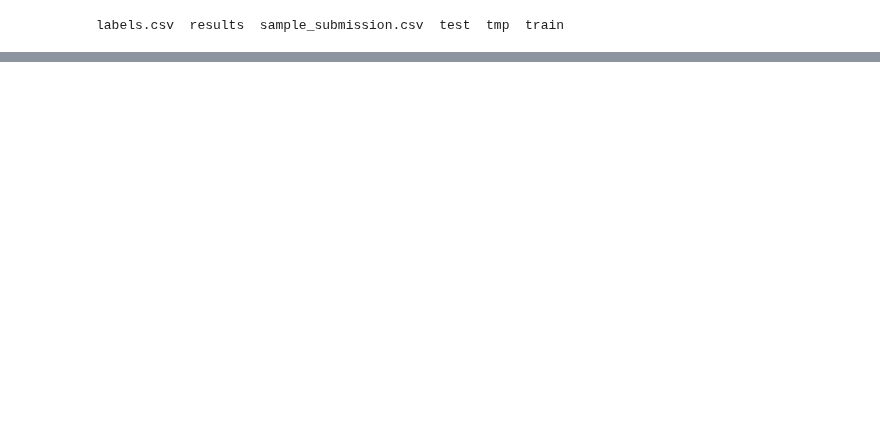
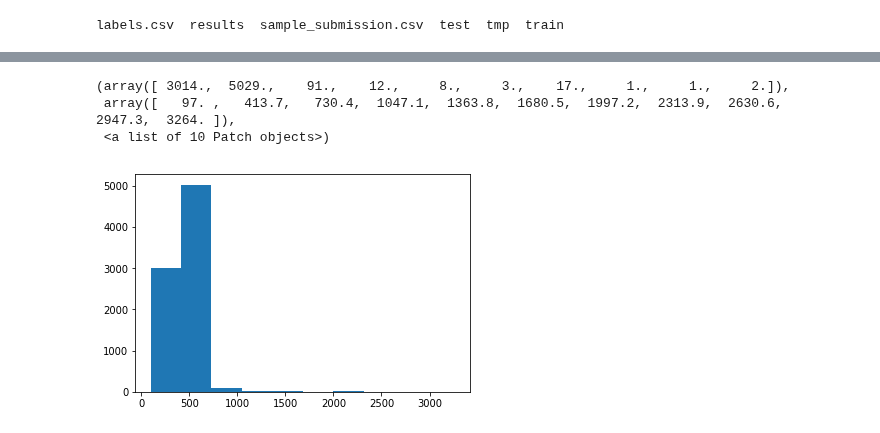
Before and after one commit to agoila/fastai, a Jupyter notebook: courses/dl1/dog-breed.ipynb, the cells around one changed output, grey strips where cells are left out. Saved outputs shown, nothing was run; the diff lists cells and outputs as text; code cells hidden in the pictures; blank space fills up the shorter version.

```diff
--- a/courses/dl1/dog-breed.ipynb
+++ b/courses/dl1/dog-breed.ipynb
@@ -104,0 +83,7 @@ opt
+# %%
+plt.hist(row_sz)
+# %% [output]
+(array([ 3014.,  5029.,    91.,    12.,     8.,     3.,    17.,     1.,     1.,     2.]),
+ array([   97. ,   413.7,   730.4,  1047.1,  1363.8,  1680.5,  1997.2,  2313.9,  2630.6,  2947.3,  3264. ]),
+ <a list of 10 Patch objects>)
+[figure, added]
```
Also changed, not shown: parts of 90 cells of this notebook, 1 other file.
